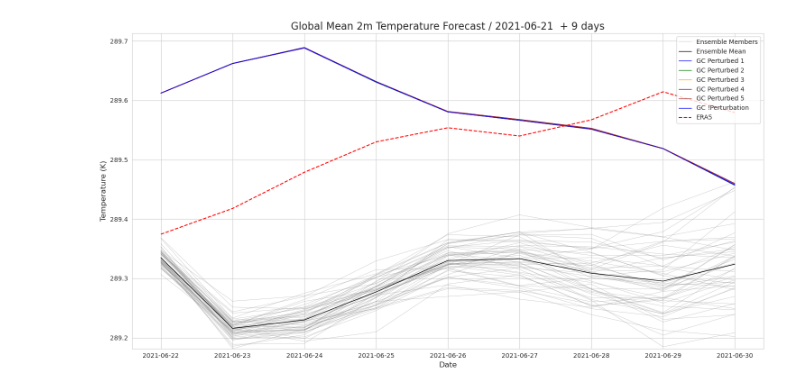
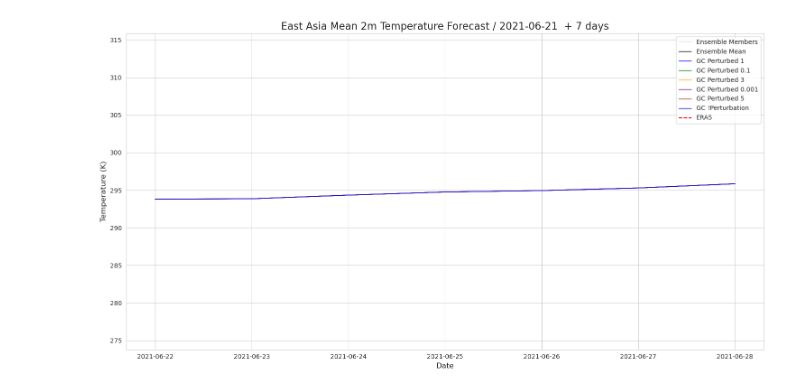
Before and after one commit to HisKim1/his_graphcast, a Jupyter notebook: ens_spread_check.ipynb, the cells around one changed output. Drawn from its saved outputs; the diff is of its cells as text; code cells hidden in the pictures.

Commit message:
seems another method for perturbation is required

```diff
--- a/ens_spread_check.ipynb
+++ b/ens_spread_check.ipynb
@@ -21,8 +21,10 @@ SURFACE_VARIABLES=[
     "mean_sea_level_pressure"
 ]
 
-files_t2m = sorted(glob.glob('/geodata2/S2S/ECMWF_Perturbed/Dailyaveraged/t2m/nc/*/Temperature2m_2021-06-21.nc'))
+files_t2m = sorted(glob.glob('/geodata2/S2S/ECMWF_Perturbed/Dailyaveraged/t2m/nc/*/Temperature2m_2021-06-24.nc'))
 files_t2m = [f for f in files_t2m if int(f.split('/')[-2]) <= 24 * 9]
 
-files_slp = sorted(glob.glob('/geodata2/S2S/ECMWF_Perturbed/InstantaneousAccumulated/mslp/nc/*/MeanSeaLevelPressure_2021-06-21.nc'))
+files_slp = sorted(glob.glob('/geodata2/S2S/ECMWF_Perturbed/InstantaneousAccumulated/mslp/nc/*/MeanSeaLevelPressure_2021-06-24.nc'))
 files_slp = [f for f in files_t2m if int(f.split('/')[-2]) <= 24 * 9]
+
+files_t2m
@@ -67,0 +88,4 @@ era5 = weighted_mean(era5)
+# %%
+nwp = xr.open_mfdataset(files_t2m, combine='by_coords', preprocess=weighted_mean).squeeze('height').drop_vars('height')
+nwp = nwp.rename({"2t":"2m_temperature"}).compute()
+nwp
@@ -72,40 +104,41 @@ import seaborn as sns
 
 plt.figure(figsize=(15, 8))
 sns.set_style("whitegrid")
 
 df = nwp['2m_temperature'].to_dataframe().reset_index()
 
 first_ensemble = True
 for ensemble in df['ensemble'].unique():
     subset = df[df['ensemble'] == ensemble]
     if first_ensemble:
         plt.plot(subset['date'], subset['2m_temperature'], color='grey', linewidth=0.5, alpha=0.5, label='Ensemble Members')
         first_ensemble = False
     else:
         plt.plot(subset['date'], subset['2m_temperature'], color='grey', linewidth=0.5, alpha=0.5)
 
 mean_temp = df.groupby('date')['2m_temperature'].mean().reset_index()
 plt.plot(mean_temp['date'], mean_temp['2m_temperature'], color='black', linewidth=1, label='Ensemble Mean')
 plt.plot(perturb_1['date'], perturb_1['2m_temperature'], color='blue', linewidth=1, label='GC Perturbed 1')
-plt.plot(perturb_2['date'], perturb_2['2m_temperature'], color='green', linewidth=1, label='GC Perturbed 2')
+plt.plot(perturb_2['date'], perturb_2['2m_temperature'], color='green', linewidth=1, label='GC Perturbed 0.1')
 plt.plot(perturb_3['date'], perturb_3['2m_temperature'], color='orange', linewidth=1, label='GC Perturbed 3')
-plt.plot(perturb_4['date'], perturb_4['2m_temperature'], color='purple', linewidth=1, label='GC Perturbed 4')
+plt.plot(perturb_4['date'], perturb_4['2m_temperature'], color='purple', linewidth=1, label='GC Perturbed 0.001')
 plt.plot(perturb_5['date'], perturb_5['2m_temperature'], color='brown', linewidth=1, label='GC Perturbed 5')
 plt.plot(no_perturb['date'], no_perturb['2m_temperature'], color='#0000FF', linewidth=1, label='GC !Perturbation')
 plt.plot(era5['date'], era5['t2m'], color='red', linewidth=1.5, linestyle='dashed', label='ERA5')
-plt.title('Global Mean 2m Temperature Forecast / 2021-06-21  + 9 days', fontsize=16)
+plt.title('East Asia Mean 2m Temperature Forecast / 2021-06-21  + 7 days', fontsize=16)
 plt.xlabel('Date', fontsize=12)
 plt.ylabel('Temperature (K)', fontsize=12)
 plt.legend(fontsize=10)
 
-y_min = df['2m_temperature'].min()
-y_max = df['2m_temperature'].max() + 0.25
+y_min = perturb_1['2m_temperature'].min() - 20
+
+y_max = perturb_1['2m_temperature'].max() + 20
 plt.ylim(y_min, y_max)
 
 plt.tight_layout()
-plt.savefig('figure/2m_temperature_forecast_1to5_2021-06-21.png')
+plt.savefig('figure/2m_temperature_forecast_East Asia_0.001to5_2021-06-21.png')
 # %% [output]
-[figure, old version]
+[figure, new version]
 # %%
 
 era5 = xr.open_dataset("/camdata2/ERA5/daily/t2m/2021.nc").rename({"time":"date"}).sel(date=slice("2021-06-22", "2021-06-30"))
```
Also changed, not shown: parts of 4 cells of this notebook, 6 other files.
